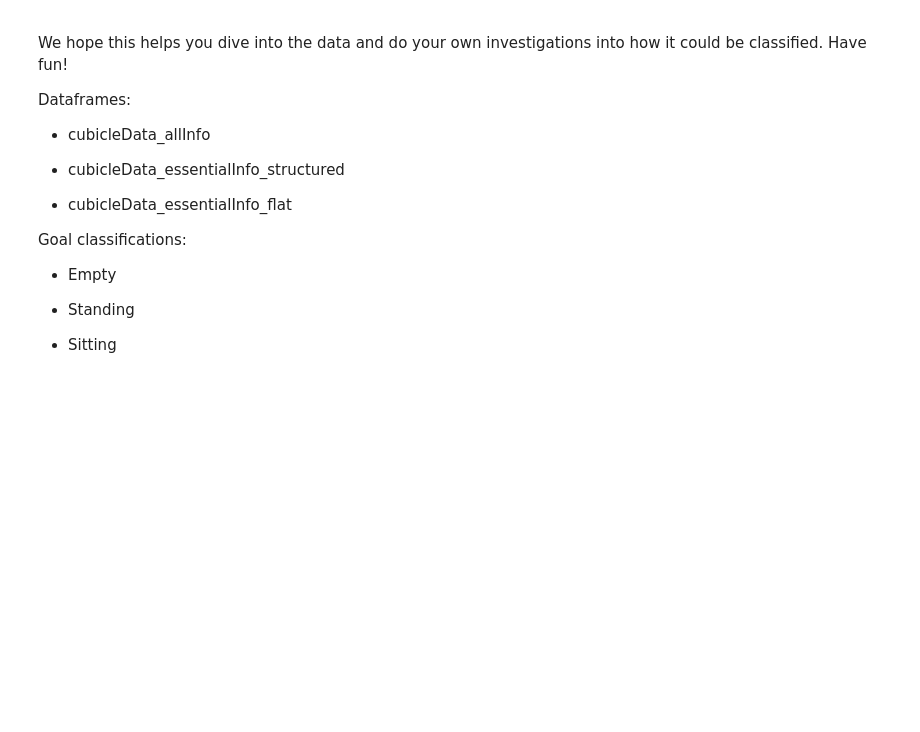
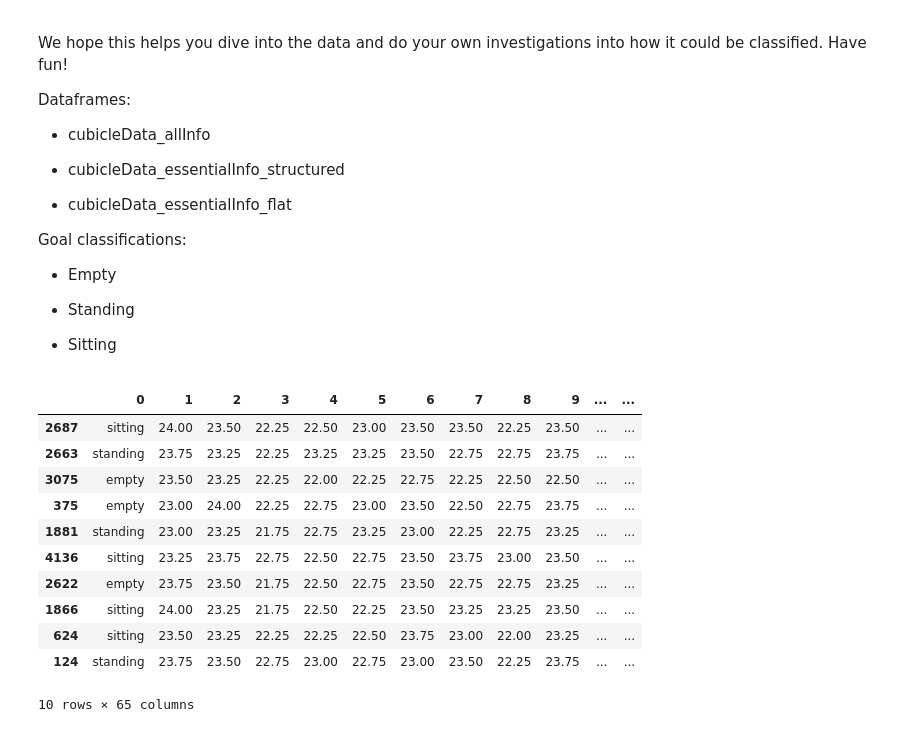
Before and after one commit to bvn-architecture/shakedownCompetition, a Jupyter notebook: Neural_Network_Grideye_Baptiste.ipynb, the cells around one changed output. Drawn from its saved outputs; the diff is of its cells as text; code cells hidden in the pictures; blank space fills up the shorter version.

```diff
--- a/Neural_Network_Grideye_Baptiste.ipynb
+++ b/Neural_Network_Grideye_Baptiste.ipynb
@@ -207,3 +207,18 @@ Goal classifications:
 from sklearn.neural_network import MLPClassifier
 from sklearn.datasets import load_digits
 from sklearn.model_selection import train_test_split
+# %%
+cubicleData_essentialInfo_flat.sample(10)
+# %% [output]
+|  | 0 | 1 | 2 | 3 | 4 | 5 | 6 | 7 | 8 | 9 | ... | ... |
+| 2687 | sitting | 24.00 | 23.50 | 22.25 | 22.50 | 23.00 | 23.50 | 23.50 | 22.25 | 23.50 | ... | ... |
+| 2663 | standing | 23.75 | 23.25 | 22.25 | 23.25 | 23.25 | 23.50 | 22.75 | 22.75 | 23.75 | ... | ... |
+| 3075 | empty | 23.50 | 23.25 | 22.25 | 22.00 | 22.25 | 22.75 | 22.25 | 22.50 | 22.50 | ... | ... |
+| 375 | empty | 23.00 | 24.00 | 22.25 | 22.75 | 23.00 | 23.50 | 22.50 | 22.75 | 23.75 | ... | ... |
+| 1881 | standing | 23.00 | 23.25 | 21.75 | 22.75 | 23.25 | 23.00 | 22.25 | 22.75 | 23.25 | ... | ... |
+| 4136 | sitting | 23.25 | 23.75 | 22.75 | 22.50 | 22.75 | 23.50 | 23.75 | 23.00 | 23.50 | ... | ... |
+| 2622 | empty | 23.75 | 23.50 | 21.75 | 22.50 | 22.75 | 23.50 | 22.75 | 22.75 | 23.25 | ... | ... |
+| 1866 | sitting | 24.00 | 23.25 | 21.75 | 22.50 | 22.25 | 23.50 | 23.25 | 23.25 | 23.50 | ... | ... |
+| 624 | sitting | 23.50 | 23.25 | 22.25 | 22.25 | 22.50 | 23.75 | 23.00 | 22.00 | 23.25 | ... | ... |
+| 124 | standing | 23.75 | 23.50 | 22.75 | 23.00 | 22.75 | 23.00 | 23.50 | 22.25 | 23.75 | ... | ... |
+10 rows × 65 columns
```
Also changed, not shown: parts of 7 cells of this notebook, 10 other files.
